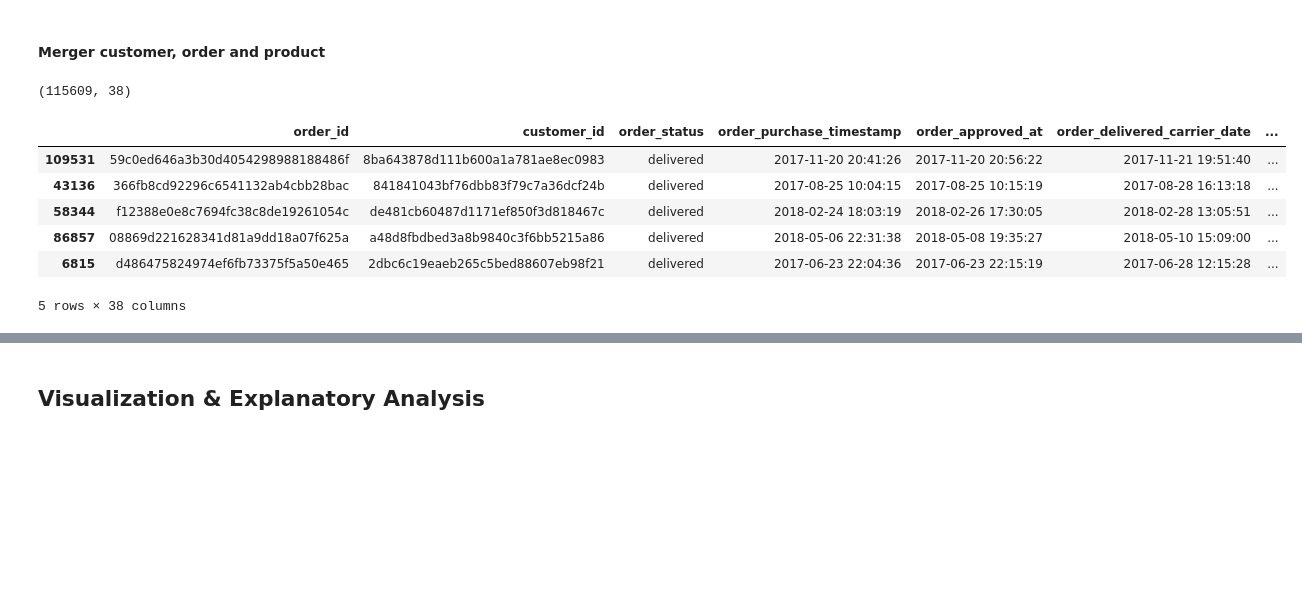
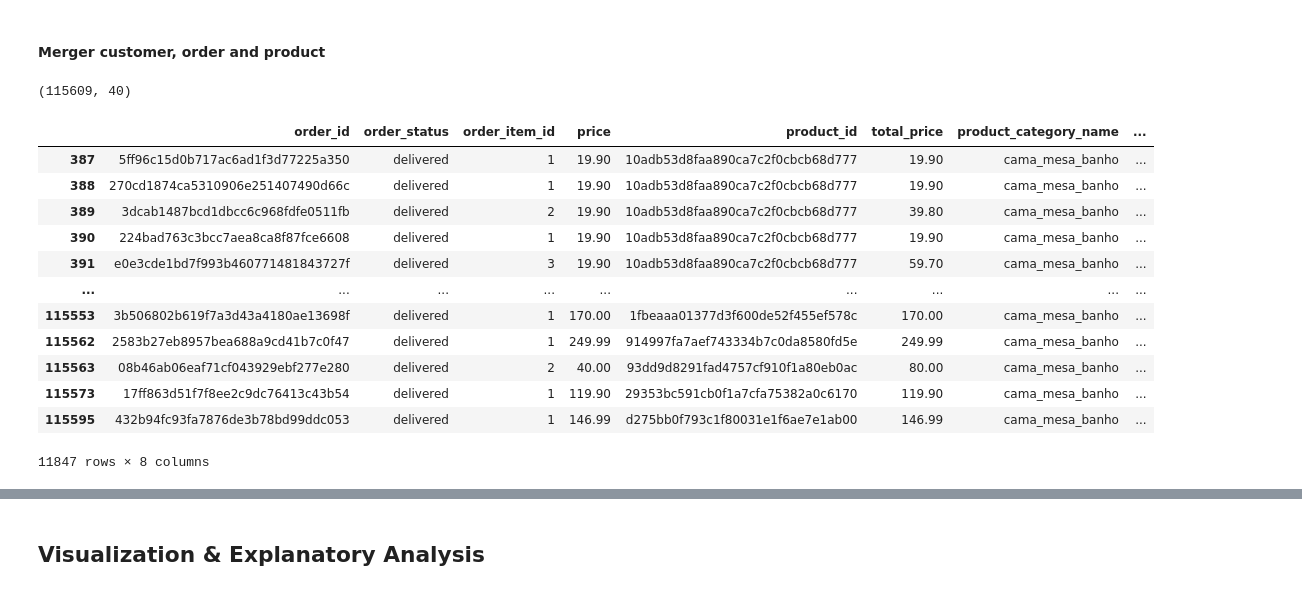
Before and after one commit to muhamadInsan/da-with-python-dicoding-submission, a Jupyter notebook: notebook.ipynb, the cells around one changed output, grey strips where cells are left out. Saved outputs shown, nothing was run; the diff lists cells and outputs as text; code cells hidden in the pictures; blank space fills up the shorter version.

```diff
--- a/notebook.ipynb
+++ b/notebook.ipynb
@@ -290,3 +297,10 @@ Data columns (total 8 columns):
  7   order_estimated_delivery_date  99441 non-null  object
 dtypes: object(8)
 memory usage: 6.1+ MB
+# %%
+cols = ['order_purchase_timestamp','order_delivered_carrier_date','order_approved_at','order_delivered_customer_date','order_estimated_delivery_date']
+
+for c in cols:
+    orders[c] = pd.to_datetime(orders[c])
+
+orders.info()
@@ -421,19 +456,19 @@ memory usage: 96.8+ KB
 ### Cleaning Data
 # %%
 # change data type on Order Items of shipping_limit_date to date
-order_items.shipping_limit_date = pd.to_datetime(order_items['shipping_limit_date'].str.strip())
+order_items.shipping_limit_date = pd.to_datetime(order_items['shipping_limit_date'])
 
 # change data type on order review of the review_creation_date and review_answer_timestamp to date
-order_reviews.review_creation_date = pd.to_datetime(order_reviews.review_creation_date.str.strip())
-order_reviews.review_answer_timestamp = pd.to_datetime(order_reviews.review_answer_timestamp.str.strip())
+order_reviews.review_creation_date = pd.to_datetime(order_reviews.review_creation_date)
+order_reviews.review_answer_timestamp = pd.to_datetime(order_reviews.review_answer_timestamp)
 
 # change data type on Orders of the order_purchase_timestamp, order_approved_at, order_delivered_carrier_date,
 # order_delivered_customer_date, order_estimated_delivery_date to date
-orders.order_purchase_timestamp = pd.to_datetime(orders.order_purchase_timestamp.str.strip())
-orders.order_approved_at = pd.to_datetime(orders.order_approved_at.str.strip())
-orders.order_delivered_carrier_date = pd.to_datetime(orders.order_delivered_carrier_date.str.strip())
-orders.order_delivered_customer_date = pd.to_datetime(orders.order_delivered_customer_date.str.strip())
-orders.order_estimated_delivery_date = pd.to_datetime(orders.order_estimated_delivery_date.str.strip())
+# orders.order_purchase_timestamp = pd.to_datetime(orders.order_purchase_timestamp.str.strip())
+# orders.order_approved_at = pd.to_datetime(orders.order_approved_at.str.strip())
+# orders.order_delivered_carrier_date = pd.to_datetime(orders.order_delivered_carrier_date.str.strip())
+# orders.order_delivered_customer_date = pd.to_datetime(orders.order_delivered_customer_date.str.strip())
+# orders.order_estimated_delivery_date = pd.to_datetime(orders.order_estimated_delivery_date.str.strip())
 # %%
 # cleaning null value on Orders dataset (99441, 8)
 # orders.isnull().sum()
@@ -489,0 +537,4 @@ orders.sample(2)
+# %%
+orders['delivery_time'] = (orders.order_delivered_customer_date - orders.order_approved_at).dt.days
+# del_time.apply(lambda x: x.total_seconds())/86400
+orders.describe()
@@ -520,0 +582,5 @@ all_orders.sample(3)
+# %%
+cust_list = customers.customer_id.to_list()
+customers['cust_status'] = orders.customer_id.apply(lambda x: "Active" if x in cust_list else "In-Active")
+
+customers.cust_status.value_counts()
@@ -551,14 +623,22 @@ products_cat_name_translation.sample(3)
 # %%
 order_cust = pd.merge(left=all_orders, right=customers, on='customer_id')
 all_dataset = pd.merge(left=order_cust, right=products_cat_name_translation, on='product_id')
 print(all_dataset.shape)
-all_dataset.sample(5)
+
+df = all_dataset[['order_id', 'order_status', 'order_item_id', 'price', 'product_id', 'total_price','product_category_name', 'product_category_name_english']]
+df[df.product_category_name_english == 'bed_bath_table']
 # %% [output]
-(115609, 38)
+(115609, 40)
-|  | order_id | customer_id | order_status | order_purchase_timestamp | order_approved_at | order_delivered_carrier_date | ... |
-| 109531 | 59c0ed646a3b30d4054298988188486f | 8ba643878d111b600a1a781ae8ec0983 | delivered | 2017-11-20 20:41:26 | 2017-11-20 20:56:22 | 2017-11-21 19:51:40 | ... |
-| 43136 | 366fb8cd92296c6541132ab4cbb28bac | 841841043bf76dbb83f79c7a36dcf24b | delivered | 2017-08-25 10:04:15 | 2017-08-25 10:15:19 | 2017-08-28 16:13:18 | ... |
-| 58344 | f12388e0e8c7694fc38c8de19261054c | de481cb60487d1171ef850f3d818467c | delivered | 2018-02-24 18:03:19 | 2018-02-26 17:30:05 | 2018-02-28 13:05:51 | ... |
-| 86857 | 08869d221628341d81a9dd18a07f625a | a48d8fbdbed3a8b9840c3f6bb5215a86 | delivered | 2018-05-06 22:31:38 | 2018-05-08 19:35:27 | 2018-05-10 15:09:00 | ... |
-| 6815 | d486475824974ef6fb73375f5a50e465 | 2dbc6c19eaeb265c5bed88607eb98f21 | delivered | 2017-06-23 22:04:36 | 2017-06-23 22:15:19 | 2017-06-28 12:15:28 | ... |
+|  | order_id | order_status | order_item_id | price | product_id | total_price | product_category_name | ... |
+| 387 | 5ff96c15d0b717ac6ad1f3d77225a350 | delivered | 1 | 19.90 | 10adb53d8faa890ca7c2f0cbcb68d777 | 19.90 | cama_mesa_banho | ... |
+| 388 | 270cd1874ca5310906e251407490d66c | delivered | 1 | 19.90 | 10adb53d8faa890ca7c2f0cbcb68d777 | 19.90 | cama_mesa_banho | ... |
+| 389 | 3dcab1487bcd1dbcc6c968fdfe0511fb | delivered | 2 | 19.90 | 10adb53d8faa890ca7c2f0cbcb68d777 | 39.80 | cama_mesa_banho | ... |
+| 390 | 224bad763c3bcc7aea8ca8f87fce6608 | delivered | 1 | 19.90 | 10adb53d8faa890ca7c2f0cbcb68d777 | 19.90 | cama_mesa_banho | ... |
+| 391 | e0e3cde1bd7f993b460771481843727f | delivered | 3 | 19.90 | 10adb53d8faa890ca7c2f0cbcb68d777 | 59.70 | cama_mesa_banho | ... |
+| ... | ... | ... | ... | ... | ... | ... | ... | ... |
+| 115553 | 3b506802b619f7a3d43a4180ae13698f | delivered | 1 | 170.00 | 1fbeaaa01377d3f600de52f455ef578c | 170.00 | cama_mesa_banho | ... |
+| 115562 | 2583b27eb8957bea688a9cd41b7c0f47 | delivered | 1 | 249.99 | 914997fa7aef743334b7c0da8580fd5e | 249.99 | cama_mesa_banho | ... |
+| 115563 | 08b46ab06eaf71cf043929ebf277e280 | delivered | 2 | 40.00 | 93dd9d8291fad4757cf910f1a80eb0ac | 80.00 | cama_mesa_banho | ... |
+| 115573 | 17ff863d51f7f8ee2c9dc76413c43b54 | delivered | 1 | 119.90 | 29353bc591cb0f1a7cfa75382a0c6170 | 119.90 | cama_mesa_banho | ... |
+| 115595 | 432b94fc93fa7876de3b78bd99ddc053 | delivered | 1 | 146.99 | d275bb0f793c1f80031e1f6ae7e1ab00 | 146.99 | cama_mesa_banho | ... |
-5 rows × 38 columns
+11847 rows × 8 columns
```
Also changed, not shown: parts of 53 cells of this notebook, 6 other files.
